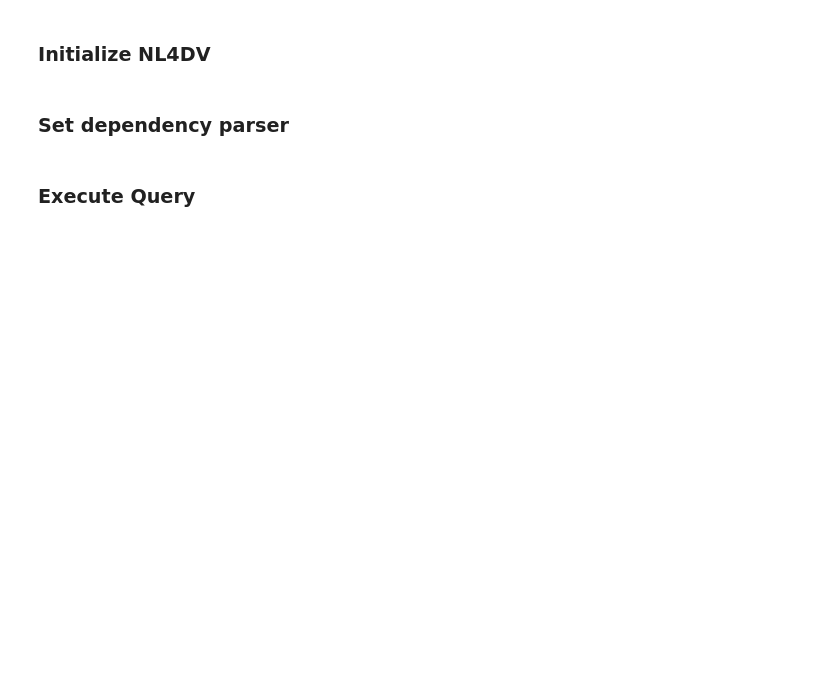
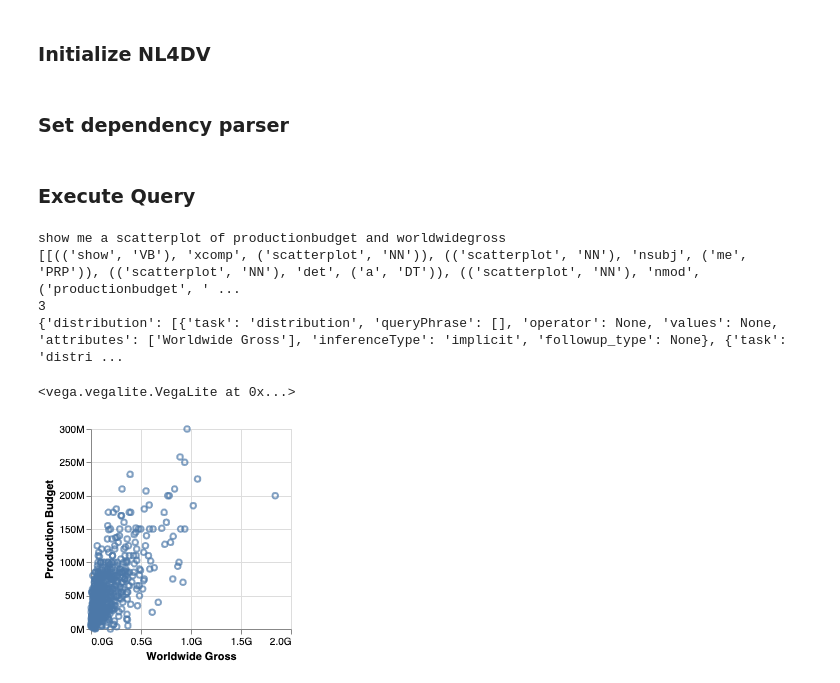
Before and after one commit to nl4dv/nl4dv, a Jupyter notebook: examples/applications/notebook/Demo.ipynb, the cells around one changed output. Drawn from its saved outputs; the diff is of its cells as text; code cells hidden in the pictures; blank space fills up the shorter version.

```diff
--- a/examples/applications/notebook/Demo.ipynb
+++ b/examples/applications/notebook/Demo.ipynb
@@ -14,3 +17,14 @@ dependency_parser_config = {'name': 'corenlp','model': os.path.join("..","..","a
 nl4dv_instance.set_dependency_parser(config=dependency_parser_config)
 # %% [markdown]
 ### Execute Query
+# %%
+davo = nl4dv_instance.analyze_query("show me a scatterplot of production budget and worldwide gross")
+print(davo['taskMap'])
+VegaLite(davo['visList'][0]['vlSpec'])
+# %% [output]
+show me a scatterplot of productionbudget and worldwidegross
+[[(('show', 'VB'), 'xcomp', ('scatterplot', 'NN')), (('scatterplot', 'NN'), 'nsubj', ('me', 'PRP')), (('scatterplot', 'NN'), 'det', ('a', 'DT')), (('scatterplot', 'NN'), 'nmod', ('productionbudget', ' ...
+3
+{'distribution': [{'task': 'distribution', 'queryPhrase': [], 'operator': None, 'values': None, 'attributes': ['Worldwide Gross'], 'inferenceType': 'implicit', 'followup_type': None}, {'task': 'distri ...
+<vega.vegalite.VegaLite at 0x...>
+[figure, added]
```
Also changed, not shown: parts of 20 cells of this notebook, 55 other files.
